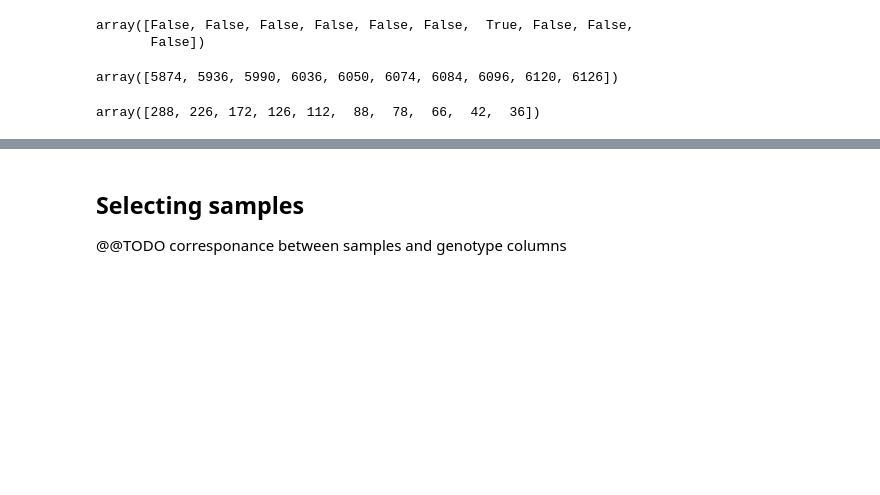
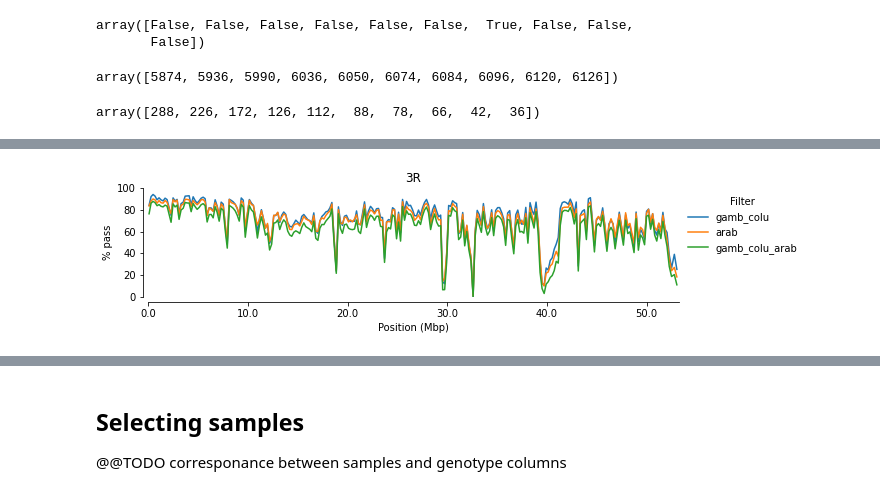
Before and after one commit to malariagen/vector-data, a Jupyter notebook: docs/ag3/examples/snps.ipynb, the cells around one changed output, grey strips where cells are left out. Saved outputs shown, nothing was run; the diff lists cells and outputs as text; code cells hidden in the pictures; blank space fills up the shorter version.

```diff
--- a/docs/ag3/examples/snps.ipynb
+++ b/docs/ag3/examples/snps.ipynb
@@ -544,0 +580,4 @@ def plot_site_filters(contig, mask, window_size=100_000):
+# %%
+plot_site_filters(contig="3R")
+# %% [output]
+[figure, added]
```
Also changed, not shown: parts of 25 cells of this notebook.
